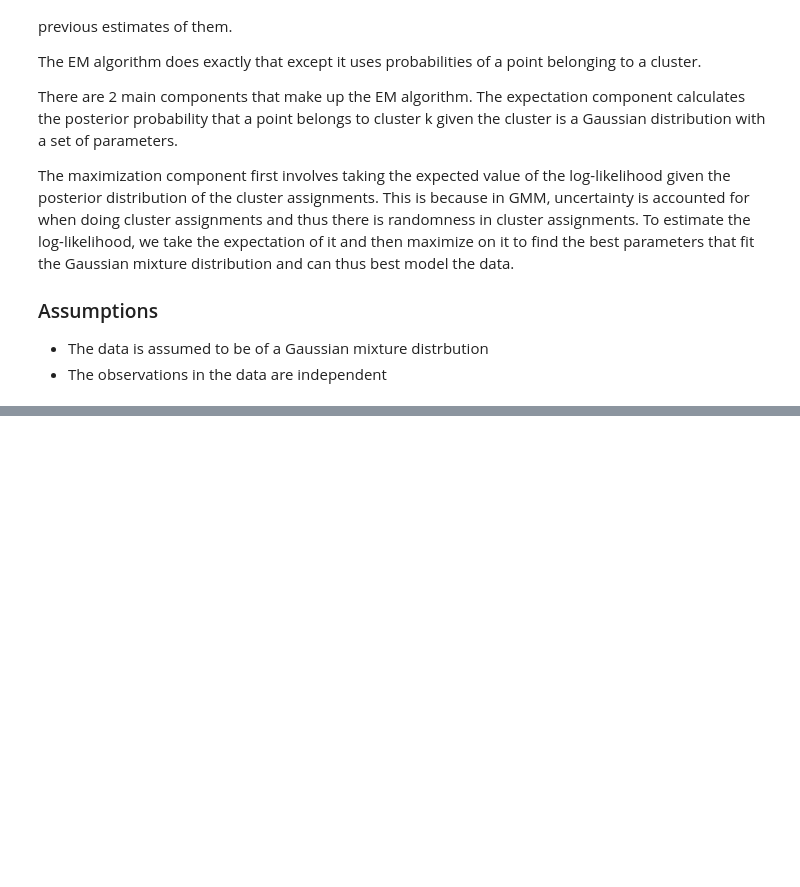
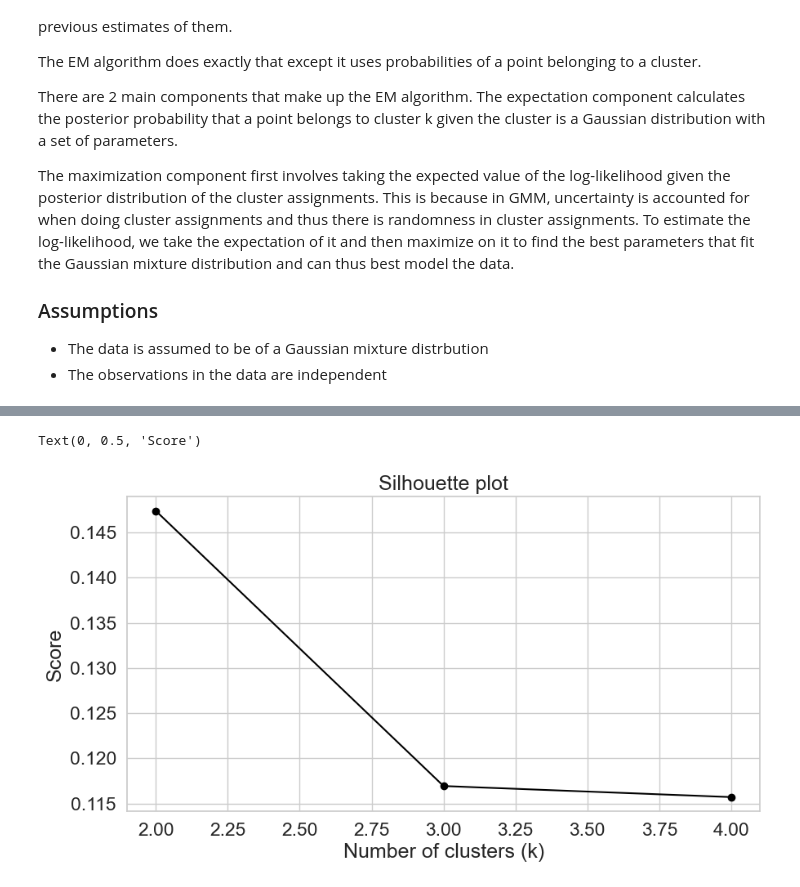
Before and after one commit to huongngo-8/music_explorer, a Jupyter notebook: notebooks/mood_explorer.ipynb, the cells around one changed output, grey strips where cells are left out. Saved outputs shown, nothing was run; the diff lists cells and outputs as text; code cells hidden in the pictures; blank space fills up the shorter version.

```diff
--- a/notebooks/mood_explorer.ipynb
+++ b/notebooks/mood_explorer.ipynb
@@ -402,0 +458,16 @@ from sklearn.neighbors import KNeighborsClassifier
+# %%
+s_score_1 = []
+n_clusters = list(range(2, 5))
+for n in n_clusters:
+    gmm_model = GaussianMixture(n, random_state = 2002, init_params = 'k-means++', n_init = 10)
+    labels = gmm_model.fit_predict(cluster_1)
+    s_score_1.append(silhouette_score(cluster_1, labels, metric = 'euclidean'))
+# %%
+fig, ax = plt.subplots(figsize = (10, 5))
+plt.plot(range(2, 5), s_score_1, 'bo-', alpha = 1, color = 'black')
+plt.title('Silhouette plot')
+plt.xlabel('Number of clusters (k)')
+plt.ylabel('Score')
+# %% [output]
+Text(0, 0.5, 'Score')
+[figure, added]
```
Also changed, not shown: parts of 54 cells of this notebook, 1 other file.
